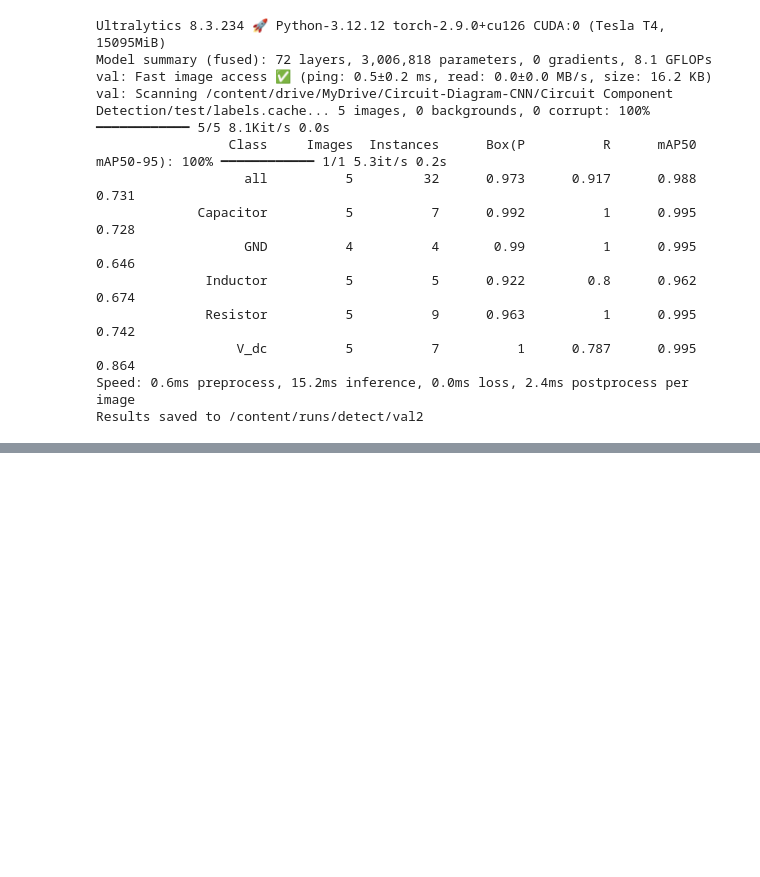
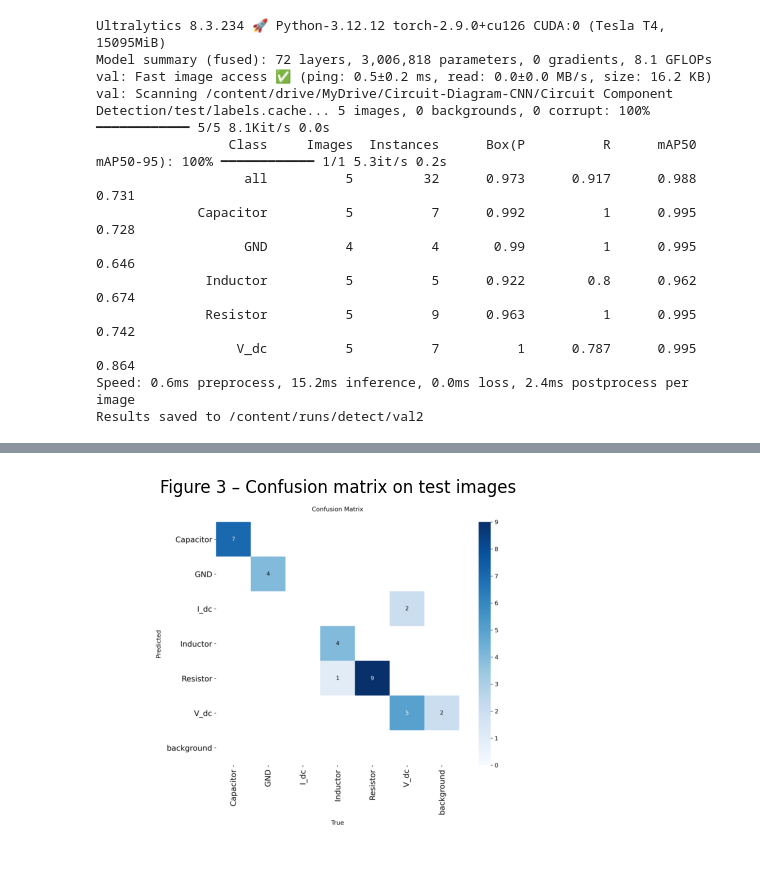
Before and after one commit to MJNavarrete/Circuit-Diagram-CNN, a Jupyter notebook: YOLOv8_CD.ipynb, the cells around one changed output, grey strips where cells are left out. Cells and saved outputs as stored; diff of their text form; code cells hidden in the pictures; blank space fills up the shorter version.

```diff
--- a/YOLOv8_CD.ipynb
+++ b/YOLOv8_CD.ipynb
@@ -173,3 +172,17 @@ Results saved to /content/runs/detect/val2
 * Capacitor / GND (Ground) / V_dc (Voltage source) look very strong.
 
 * Inductor is the “weakest” class: recall 0.922, mAP50 0.84, mAP50-95 0.67, but is still decent. (If something were to fail, it will probably be inductors)
+# %%
+#Print confusion matrix output for testing
+
+test_run_dir = "/content/runs/detect/val2"  # adjust to your actual test run dir
+cm_path_test = f"{test_run_dir}/confusion_matrix.png"
+
+img = Image.open(cm_path_test)
+plt.figure(figsize=(6, 6))
+plt.imshow(img)
+plt.axis("off")
+plt.title("Figure 3 – Confusion matrix on test images")
+plt.show()
+# %% [output]
+[figure, added]
```
Also changed, not shown: parts of 10 cells of this notebook.
